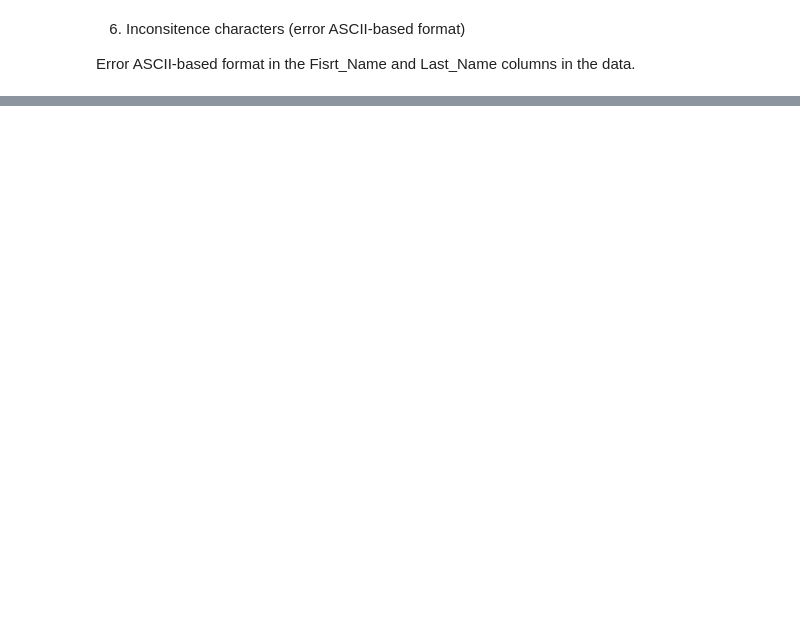
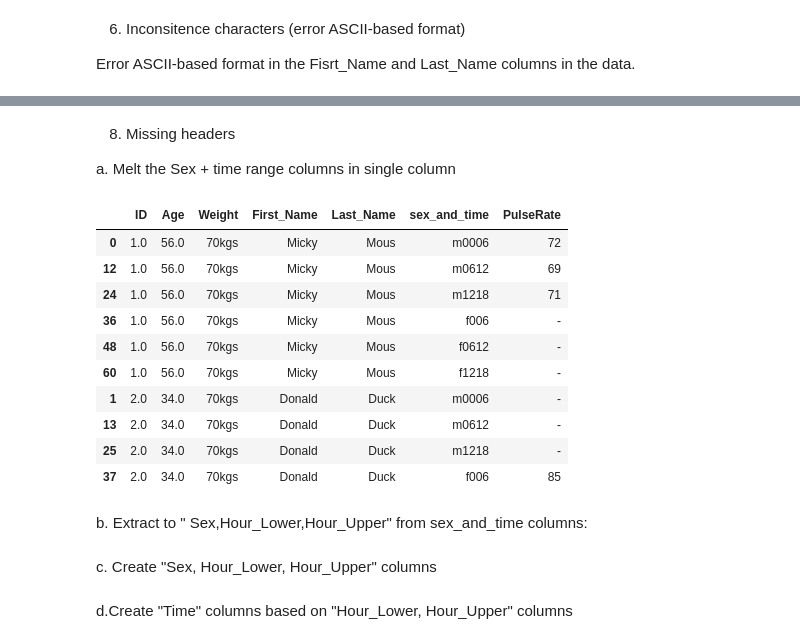
Before and after one commit to trinhvanypro1/-DataAnalystDeepLearning, a Jupyter notebook: Lab3.ipynb, the cells around one changed output, grey strips where cells are left out. Saved outputs shown, nothing was run; the diff lists cells and outputs as text; code cells hidden in the pictures; blank space fills up the shorter version.

```diff
--- a/Lab3.ipynb
+++ b/Lab3.ipynb
@@ -172,0 +191,3 @@ See the caveats in the documentation: https://pandas.pydata.org/pandas-docs/stab
+# %%
+index_age_weight_null=data[data['Age'].isna() & data['Weight'].isna()].index
+index_age_weight_null
@@ -172,0 +198,2 @@ See the caveats in the documentation: https://pandas.pydata.org/pandas-docs/stab
+# %%
+data.drop(index_age_weight_null,inplace=True)
@@ -172,0 +218,2 @@ See the caveats in the documentation: https://pandas.pydata.org/pandas-docs/stab
+# %%
+data['Age'].fillna(data['Age'].mean(),inplace=False)
@@ -172,0 +234,21 @@ See the caveats in the documentation: https://pandas.pydata.org/pandas-docs/stab
+# %% [markdown]
+8. Missing headers
+
+a. Melt the Sex + time range columns in single column
+# %%
+data=pd.melt(data,id_vars=['ID', 'Age', 'Weight', 'First_Name', 'Last_Name'],value_name='PulseRate',var_name='sex_and_time').sort_values(['ID','Age','Weight','First_Name','Last_Name'])
+data.head(10)
+# %% [output]
+|  | ID | Age | Weight | First_Name | Last_Name | sex_and_time | PulseRate |
+| 0 | 1.0 | 56.0 | 70kgs | Micky | Mous | m0006 | 72 |
+| 12 | 1.0 | 56.0 | 70kgs | Micky | Mous | m0612 | 69 |
+| 24 | 1.0 | 56.0 | 70kgs | Micky | Mous | m1218 | 71 |
+| 36 | 1.0 | 56.0 | 70kgs | Micky | Mous | f006 | - |
+| 48 | 1.0 | 56.0 | 70kgs | Micky | Mous | f0612 | - |
+| 60 | 1.0 | 56.0 | 70kgs | Micky | Mous | f1218 | - |
+| 1 | 2.0 | 34.0 | 70kgs | Donald | Duck | m0006 | - |
+| 13 | 2.0 | 34.0 | 70kgs | Donald | Duck | m0612 | - |
+| 25 | 2.0 | 34.0 | 70kgs | Donald | Duck | m1218 | - |
+| 37 | 2.0 | 34.0 | 70kgs | Donald | Duck | f006 | 85 |
+# %% [markdown]
+b. Extract to " Sex,Hour_Lower,Hour_Upper" from sex_and_time columns:
@@ -172,0 +257,2 @@ See the caveats in the documentation: https://pandas.pydata.org/pandas-docs/stab
+# %% [markdown]
+c. Create "Sex, Hour_Lower, Hour_Upper" columns
@@ -172,0 +261,2 @@ See the caveats in the documentation: https://pandas.pydata.org/pandas-docs/stab
+# %% [markdown]
+d.Create "Time" columns based on "Hour_Lower, Hour_Upper" columns
```
Also changed, not shown: parts of 15 cells of this notebook.
